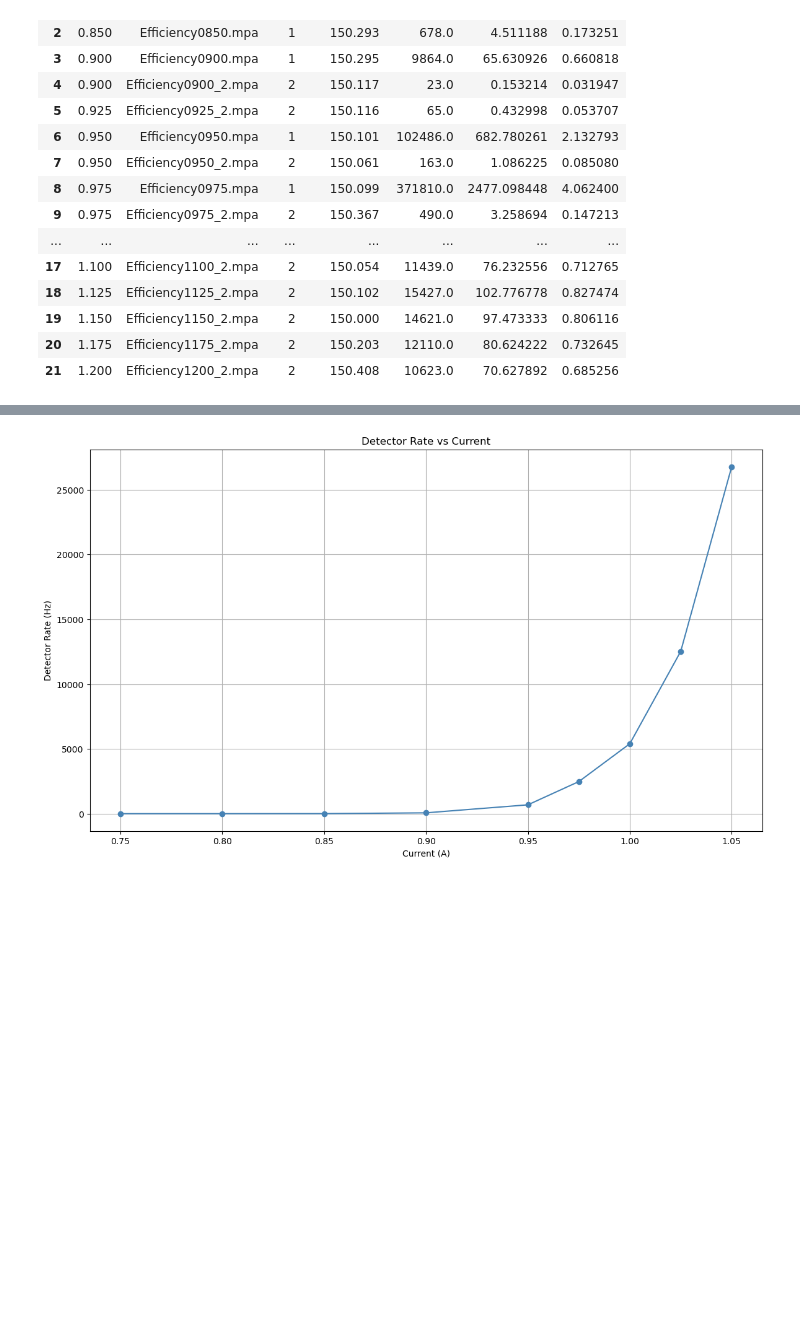
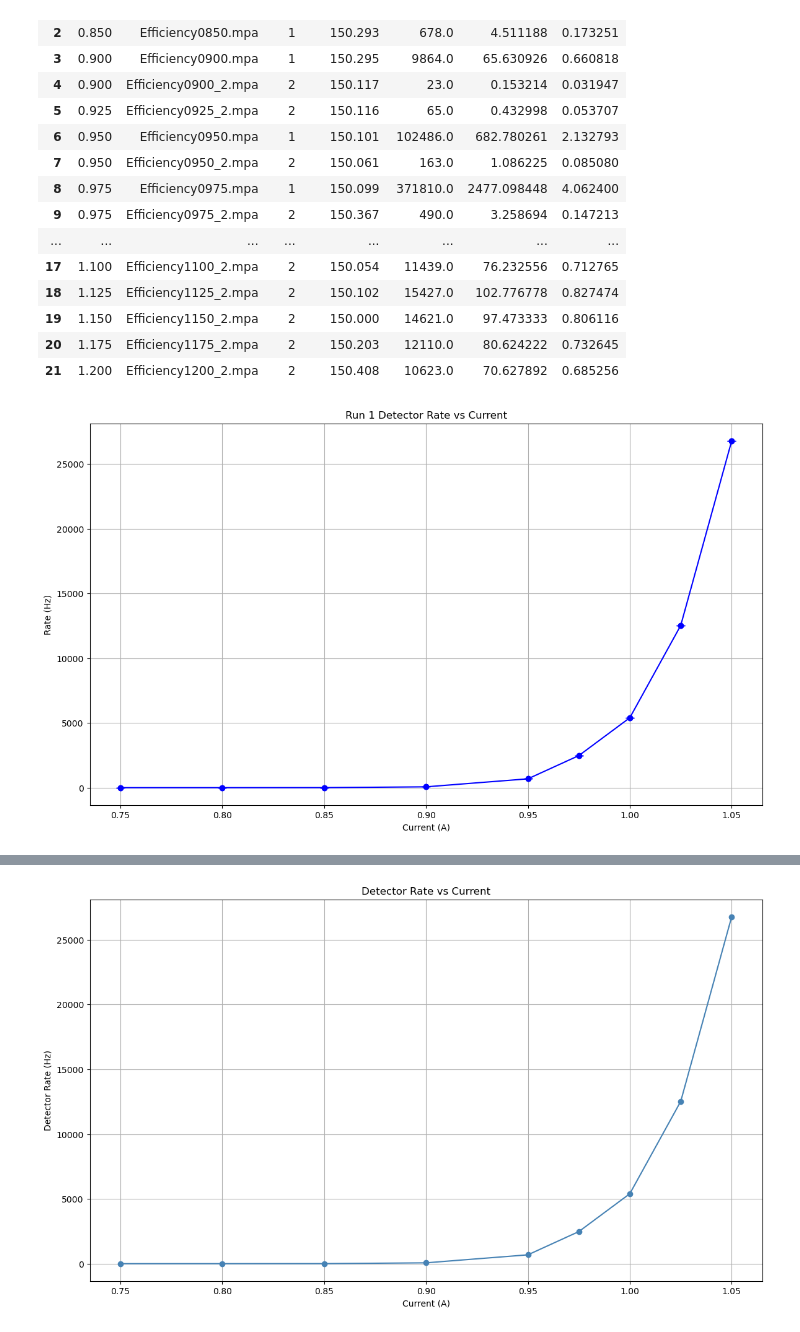
Before and after one commit to tj-griffiths/PCB_RFQ, a Jupyter notebook: Efficiency.ipynb, the cells around one changed output, grey strips where cells are left out. Saved outputs shown, nothing was run; the diff lists cells and outputs as text; code cells hidden in the pictures; blank space fills up the shorter version.

```diff
--- a/Efficiency.ipynb
+++ b/Efficiency.ipynb
@@ -89,6 +89,18 @@ efficiency_df
 | 19 | 1.150 | Efficiency1150_2.mpa | 2 | 150.000 | 14621.0 | 97.473333 | 0.806116 |
 | 20 | 1.175 | Efficiency1175_2.mpa | 2 | 150.203 | 12110.0 | 80.624222 | 0.732645 |
 | 21 | 1.200 | Efficiency1200_2.mpa | 2 | 150.408 | 10623.0 | 70.627892 | 0.685256 |
+# %%
+plt.figure(figsize=(14, 8))
+
+plt.plot(efficiency_single['amps'], efficiency_single['rate_hz'], marker='o', label='Efficiency Test Run 1', color='blue')
+plt.errorbar(efficiency_single['amps'], efficiency_single['rate_hz'], yerr=efficiency_single['rate_err'], fmt='o', color='blue', capsize=5)
+plt.xlabel('Current (A)')
+plt.ylabel('Rate (Hz)')
+plt.title('Run 1 Detector Rate vs Current')
+plt.grid()
+plt.show()
+# %% [output]
+[figure, added]
 # %%
 run1 = efficiency_df[efficiency_df['run'] == 1].copy()
 
```
